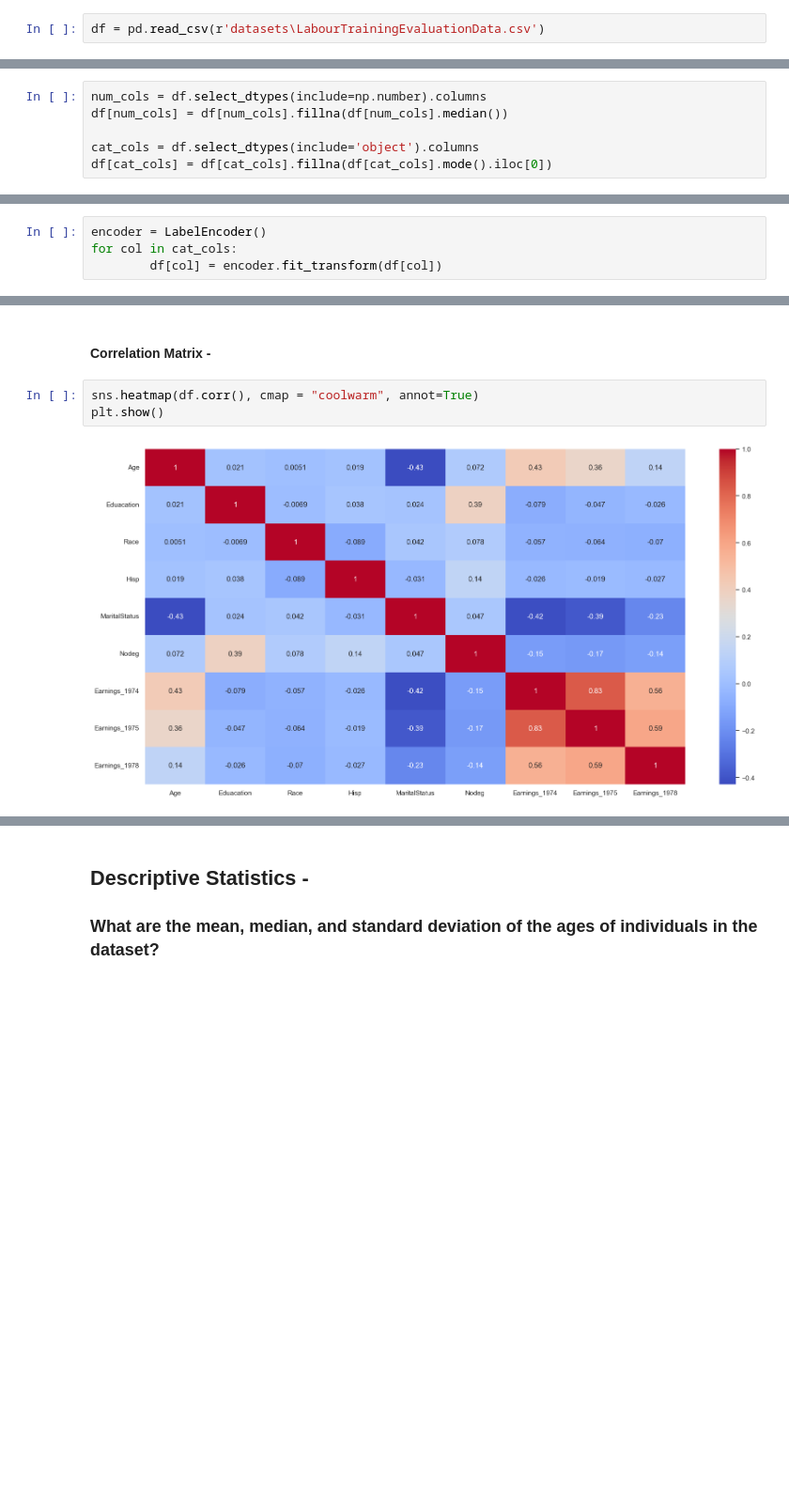
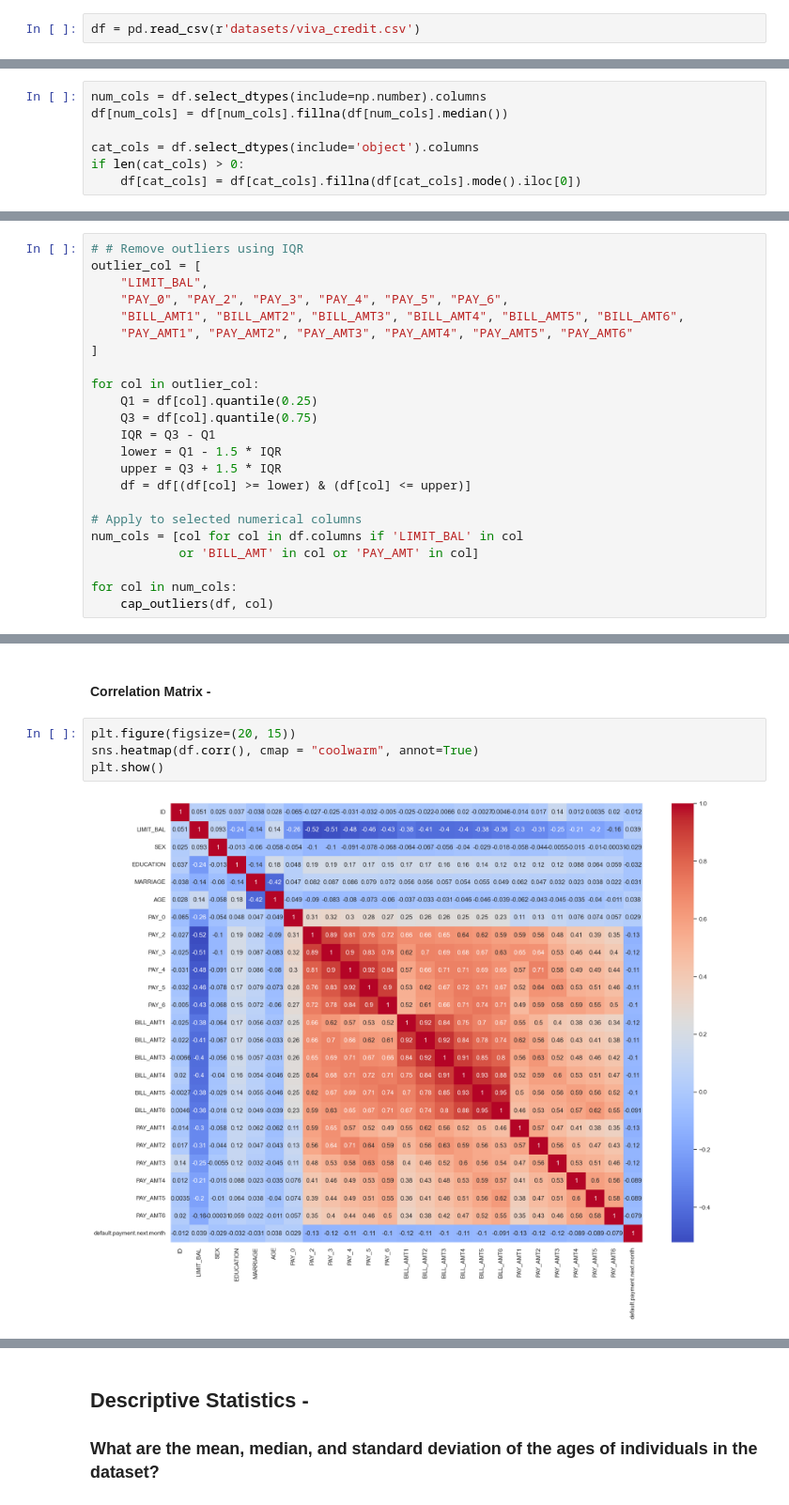
Before and after one commit to BARKKNIGHT/Bootcamp_projects, a Jupyter notebook: Mini_project_3.ipynb, the cells around one changed output, grey strips where cells are left out. Shown at 94% size. Cells and saved outputs as stored; diff of their text form; blank space fills up the shorter version.

```diff
--- a/Mini_project_3.ipynb
+++ b/Mini_project_3.ipynb
@@ -23,7 +23,7 @@ rcParams['figure.figsize'] = [20,10]
 # %% [markdown]
 ### Loading the dataset -
 # %%
-df = pd.read_csv(r'datasets\LabourTrainingEvaluationData.csv')
+df = pd.read_csv(r'datasets/viva_credit.csv')
 # %%
 df.head()
 # %% [output]
@@ -101,7 +124,8 @@ num_cols = df.select_dtypes(include=np.number).columns
 df[num_cols] = df[num_cols].fillna(df[num_cols].median())
 
 cat_cols = df.select_dtypes(include='object').columns
-df[cat_cols] = df[cat_cols].fillna(df[cat_cols].mode().iloc[0])
+if len(cat_cols) > 0:
+	df[cat_cols] = df[cat_cols].fillna(df[cat_cols].mode().iloc[0])
 # %% [markdown]
 # EDA -
 # %% [markdown]
@@ -183,7 +190,3 @@ plt.show()
-# %%
-encoder = LabelEncoder()
-for col in cat_cols:
-        df[col] = encoder.fit_transform(df[col])
 # %%
 types = df.dtypes
 display(types.to_frame(name='Data Types'))
@@ -208,0 +223,23 @@ plt.show()
+# %%
+# # Remove outliers using IQR
+outlier_col = [
+    "LIMIT_BAL",
+    "PAY_0", "PAY_2", "PAY_3", "PAY_4", "PAY_5", "PAY_6",
+    "BILL_AMT1", "BILL_AMT2", "BILL_AMT3", "BILL_AMT4", "BILL_AMT5", "BILL_AMT6",
+    "PAY_AMT1", "PAY_AMT2", "PAY_AMT3", "PAY_AMT4", "PAY_AMT5", "PAY_AMT6"
+]
+
+for col in outlier_col:
+    Q1 = df[col].quantile(0.25)
+    Q3 = df[col].quantile(0.75)
+    IQR = Q3 - Q1
+    lower = Q1 - 1.5 * IQR
+    upper = Q3 + 1.5 * IQR
+    df = df[(df[col] >= lower) & (df[col] <= upper)]
+
+# Apply to selected numerical columns
+num_cols = [col for col in df.columns if 'LIMIT_BAL' in col
+            or 'BILL_AMT' in col or 'PAY_AMT' in col]
+
+for col in num_cols:
+    cap_outliers(df, col)
@@ -211,9 +270,10 @@ plt.show()
 # %% [markdown]
 #### Correlation Matrix -
 # %%
+plt.figure(figsize=(20, 15))
 sns.heatmap(df.corr(), cmap = "coolwarm", annot=True)
 plt.show()
 # %% [output]
-[figure, old version]
+[figure, new version]
 # %% [markdown]
 ## Insights -
```
Also changed, not shown: parts of 51 cells of this notebook, 2 other files.
